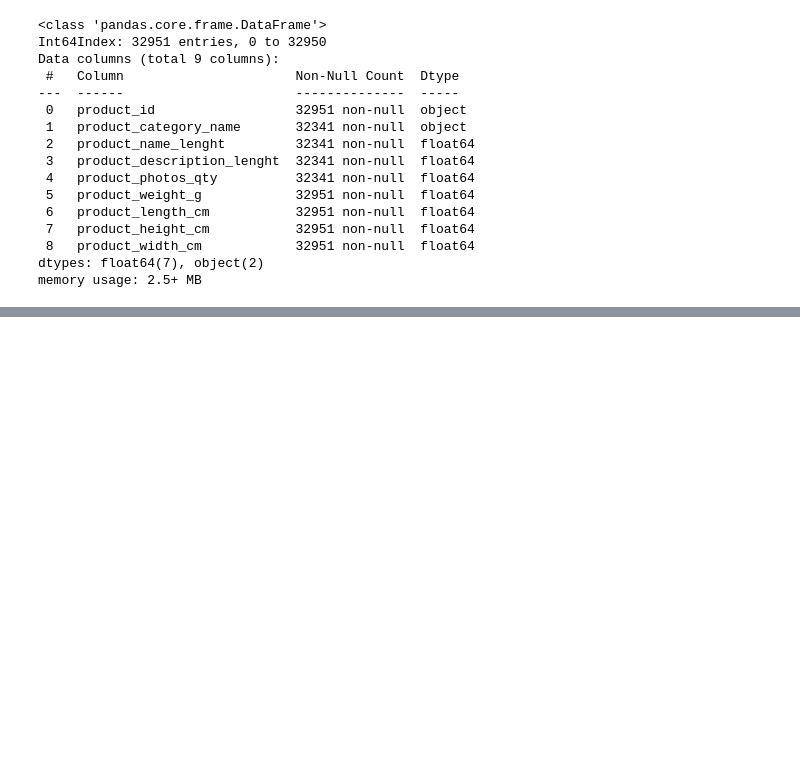
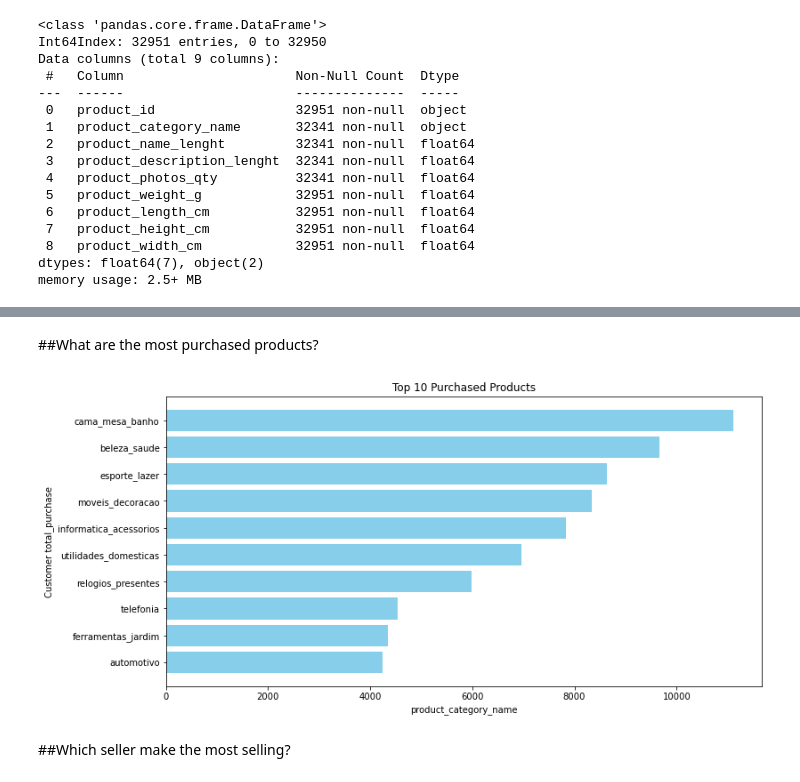
Before and after one commit to FauzanNR/DataAnalysisDicoding, a Jupyter notebook: data_analysis.ipynb, the cells around one changed output, grey strips where cells are left out. Saved outputs shown, nothing was run; the diff lists cells and outputs as text; code cells hidden in the pictures; blank space fills up the shorter version.

```diff
--- a/data_analysis.ipynb
+++ b/data_analysis.ipynb
@@ -443,3 +460,5 @@ products_df.loc[products_df["product_description_lenght"].isna()]
+# %%
+products_df["product_photos_qty"].fillna(products_df["product_photos_qty"].mean(), inplace=True)
 # %%
 products_df.isna().sum()
 # %% [output]
@@ -474,0 +565,5 @@ intersection_df.describe(include="all")
+# %%
+product_order_item_df =order_items_df.merge(products_df[['product_id', 'product_category_name']], on="product_id", how="inner")
+# %%
+ordered_product = product_order_item_df.merge(orders_df, on='order_id', how='inner')
+ordered_product.sample(3)
@@ -474,0 +575,4 @@ intersection_df.describe(include="all")
+# %%
+most_purchased_product = ordered_product.groupby(by='product_category_name')['order_id'].count().reset_index().sort_values(by='order_id', ascending=False)
+most_purchased_product.columns = ['product_category_name', 'total_purchase']
+most_purchased_product.head(10)
@@ -474,0 +655,19 @@ intersection_df.describe(include="all")
+# %% [markdown]
+##What are the most purchased products?
+# %%
+# Plot the top 10 cities
+plt.figure(figsize=(12, 6))
+plt.barh(most_purchased_product['product_category_name'].head(10), most_purchased_product['total_purchase'].head(10), color='skyblue')
+
+# Add labels and title
+plt.xlabel('product_category_name')
+plt.ylabel('Customer total_purchase')
+plt.title('Top 10 Purchased Products')
+
+# Invert y-axis for better order
+plt.gca().invert_yaxis()
+plt.show()
+# %% [output]
+[figure, added]
+# %% [markdown]
+##Which seller make the most selling?
```
Also changed, not shown: parts of 45 cells of this notebook.
